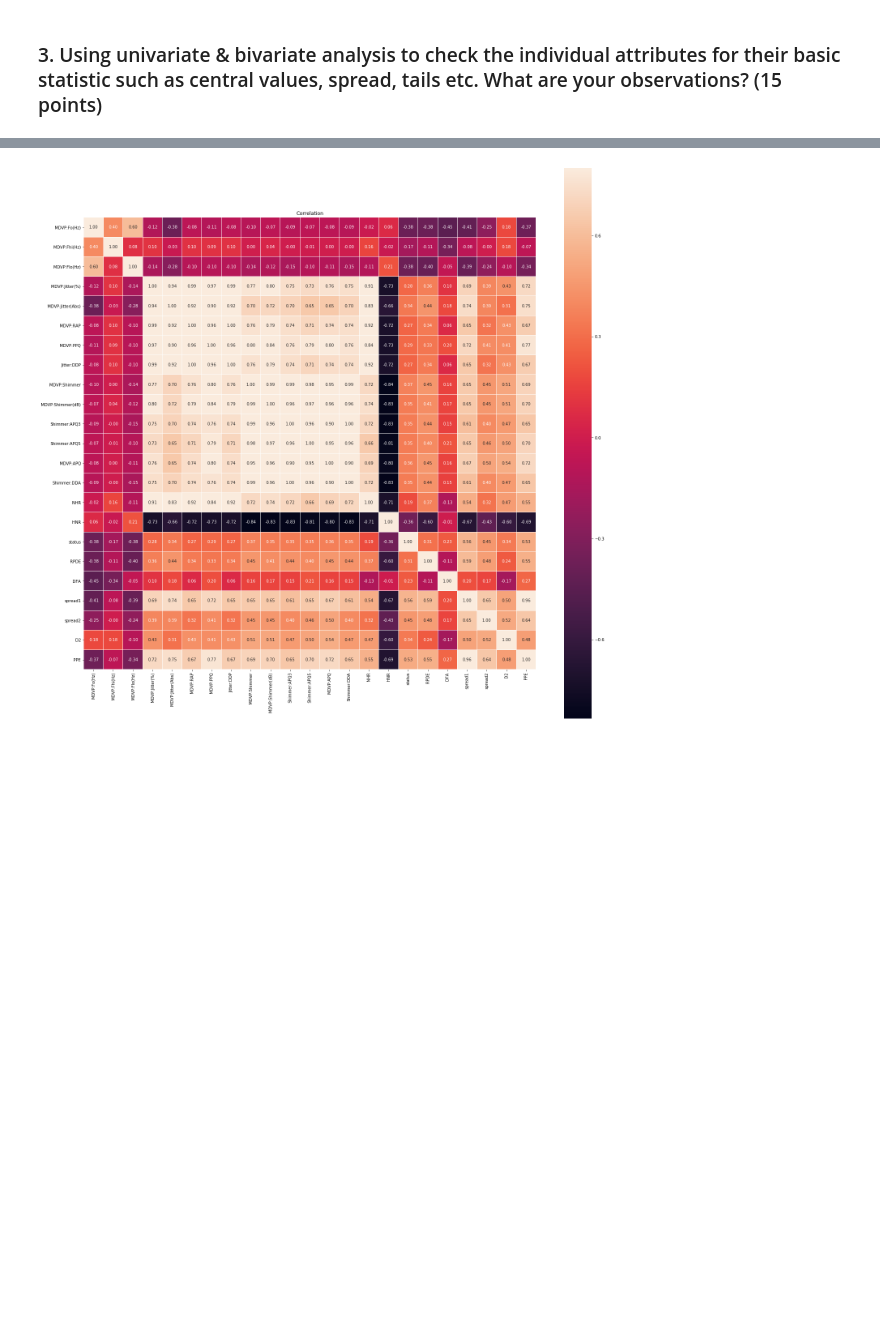
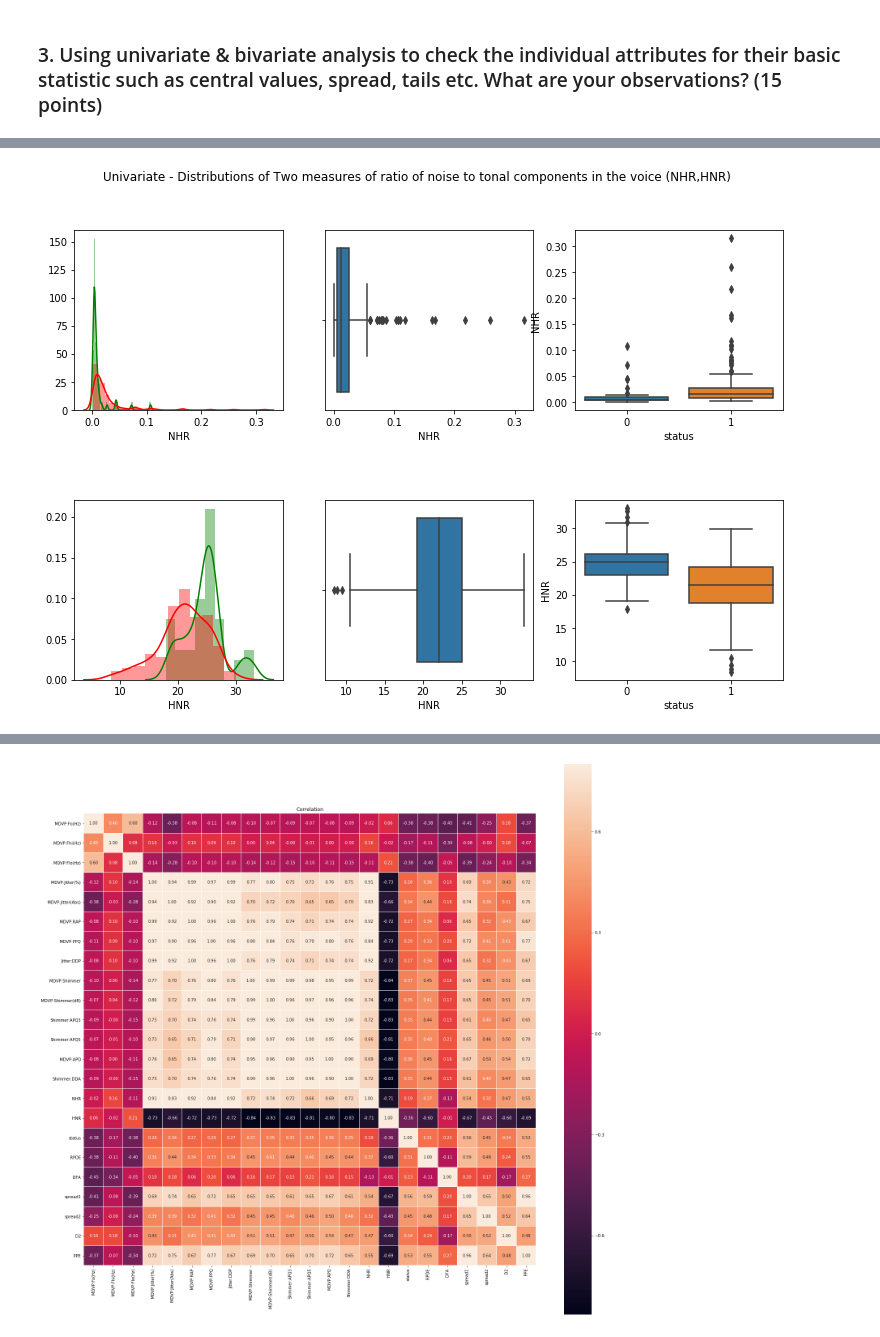
Before and after one commit to GreatLearningAIML1/bangalore-feb-batch-krishnakarthi, a Jupyter notebook: Projects/R3_EnsembleTechnique/EnsembleTechnique_R3_Project1.ipynb, the cells around one changed output, grey strips where cells are left out. Cells and saved outputs as stored; diff of their text form; code cells hidden in the pictures; blank space fills up the shorter version.

```diff
--- a/Projects/R3_EnsembleTechnique/EnsembleTechnique_R3_Project1.ipynb
+++ b/Projects/R3_EnsembleTechnique/EnsembleTechnique_R3_Project1.ipynb
@@ -111,0 +234,18 @@ parkinsons_df.describe().T
+# %%
+#Distributions of Two measures of ratio of noise to tonal components in the voice (NHR,HNR)
+a4_dims = (12.7, 8.27)
+fig, ax = plt.subplots(nrows=2, ncols=3,figsize=a4_dims)
+fig.subplots_adjust(hspace=0.5)
+fig.suptitle('Univariate - Distributions of Two measures of ratio of noise to tonal components in the voice (NHR,HNR)')
+
+sns.distplot( parkinsons_df[parkinsons_df["status"] == 0]['NHR'], color = 'green',ax=ax[0][0])
+sns.distplot( parkinsons_df[parkinsons_df["status"] == 1]['NHR'], color = 'red',ax=ax[0][0])
+sns.boxplot(data=parkinsons_df, x="NHR",ax=ax[0][1]);
+sns.boxplot(data=parkinsons_df, y="NHR",x="status",ax=ax[0][2]);
+
+sns.distplot( parkinsons_df[parkinsons_df["status"] == 0]['HNR'], color = 'green',ax=ax[1][0])
+sns.distplot( parkinsons_df[parkinsons_df["status"] == 1]['HNR'], color = 'red',ax=ax[1][0])
+sns.boxplot(data=parkinsons_df, x="HNR",ax=ax[1][1]);
+sns.boxplot(data=parkinsons_df, y="HNR",x="status",ax=ax[1][2]);
+# %% [output]
+[figure, added]
```
Also changed, not shown: parts of 49 cells of this notebook.
